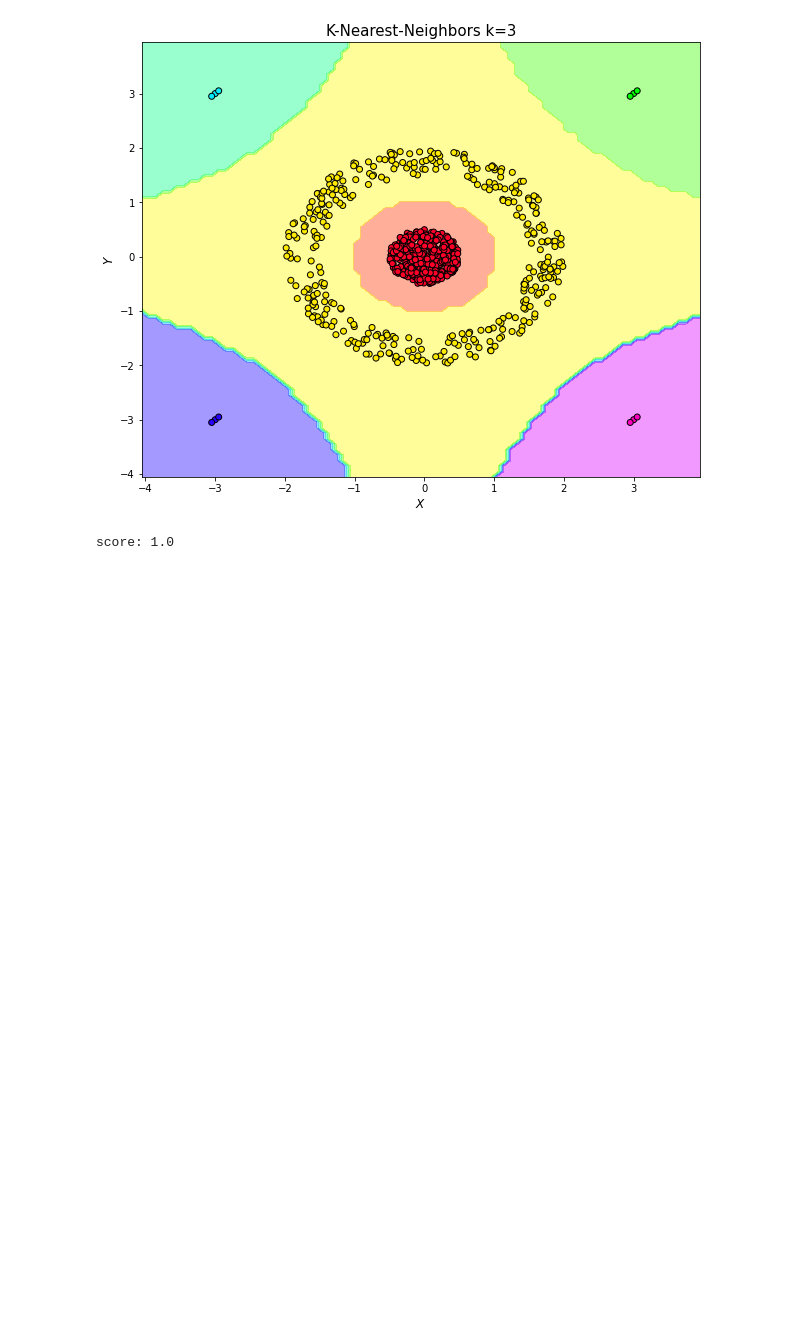
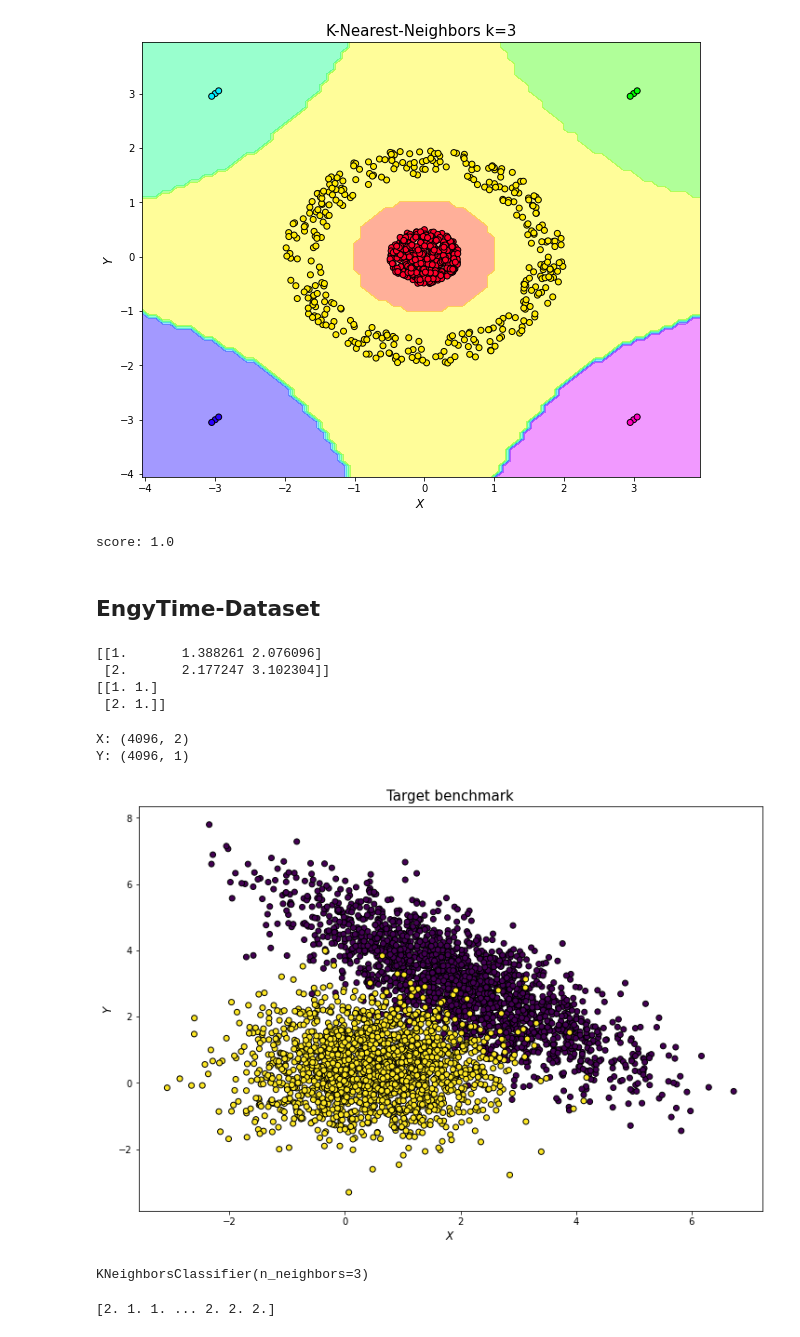
Before and after one commit to Timgrau/Machinelearning, a Jupyter notebook: Classification/Nearest-Neighbors.ipynb, the cells around one changed output. Cells and saved outputs as stored; diff of their text form; code cells hidden in the pictures; blank space fills up the shorter version.

Commit message:
Classifikation EngyTime

```diff
--- a/Classification/Nearest-Neighbors.ipynb
+++ b/Classification/Nearest-Neighbors.ipynb
@@ -184,3 +187,60 @@ plt.show()
 print("score:", knn.score(X_target, Y_target))
 # %% [output]
 score: 1.0
+# %% [markdown]
+## EngyTime-Dataset
+# %%
+# Some data preperation on EngyTime-Dataset
+features = open("../data/EngyTime.lrn", "r")
+labels = open("../data/EngyTime.cls", "r")
+
+X_engy=[]
+for x in features:
+  X_engy.append(x.split("\t"))
+
+Y_engy=[]
+for y in labels:
+  Y_engy.append(y.split("\t"))
+
+X_engy = np.array(X_engy[4:]).astype(np.float)
+Y_engy = np.array(Y_engy[1:]).astype(np.float)
+
+print(X_engy[:2])
+print(Y_engy[:2])
+# %% [output]
+[[1.       1.388261 2.076096]
+ [2.       2.177247 3.102304]]
+[[1. 1.]
+ [2. 1.]]
+# %%
+# Remove the first rows
+X_engy = np.delete(X_engy, 0, 1)
+Y_engy = np.delete(Y_engy, 0, 1)
+
+print("X:",X_engy.shape)
+print("Y:",Y_engy.shape)
+# %% [output]
+X: (4096, 2)
+Y: (4096, 1)
+# %%
+plt.figure(figsize=(12, 8))
+plt.scatter(X_engy[:, 0], X_engy[:, 1],
+            c=Y_engy, edgecolor="black")
+plt.ylabel("$Y$", size=12)
+plt.xlabel("$X$", size=12)
+plt.title("Target benchmark", size=15)
+plt.show()
+# %% [output]
+[figure, added]
+# %%
+# Try K-Nearest-Neighbor
+knn = KNeighborsClassifier(n_neighbors=3)
+
+knn.fit(X_engy, Y_engy)
+# %% [output]
+KNeighborsClassifier(n_neighbors=3)
+# %%
+y_pred = knn.predict(X_engy)
+print(y_pred)
+# %% [output]
+[2. 1. 1. ... 2. 2. 2.]
```
Also changed, not shown: parts of 5 cells of this notebook, 2 other files.
